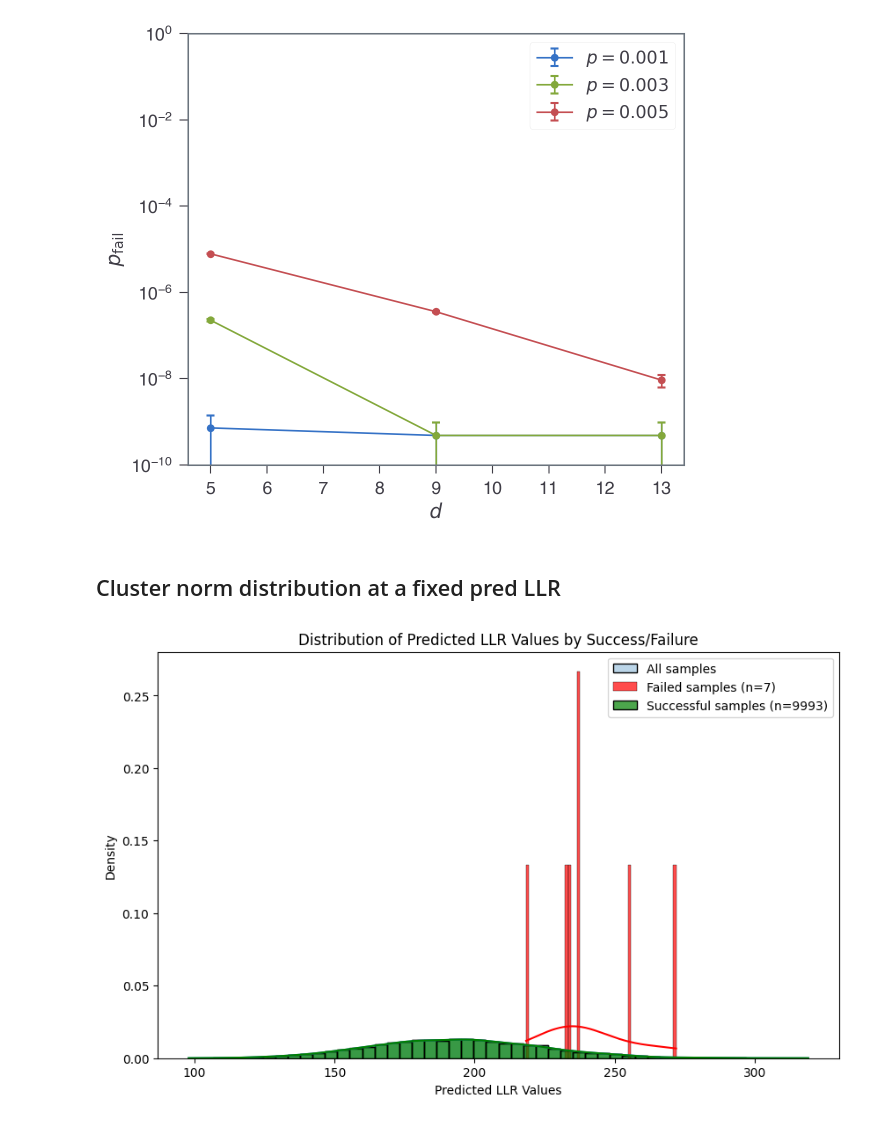
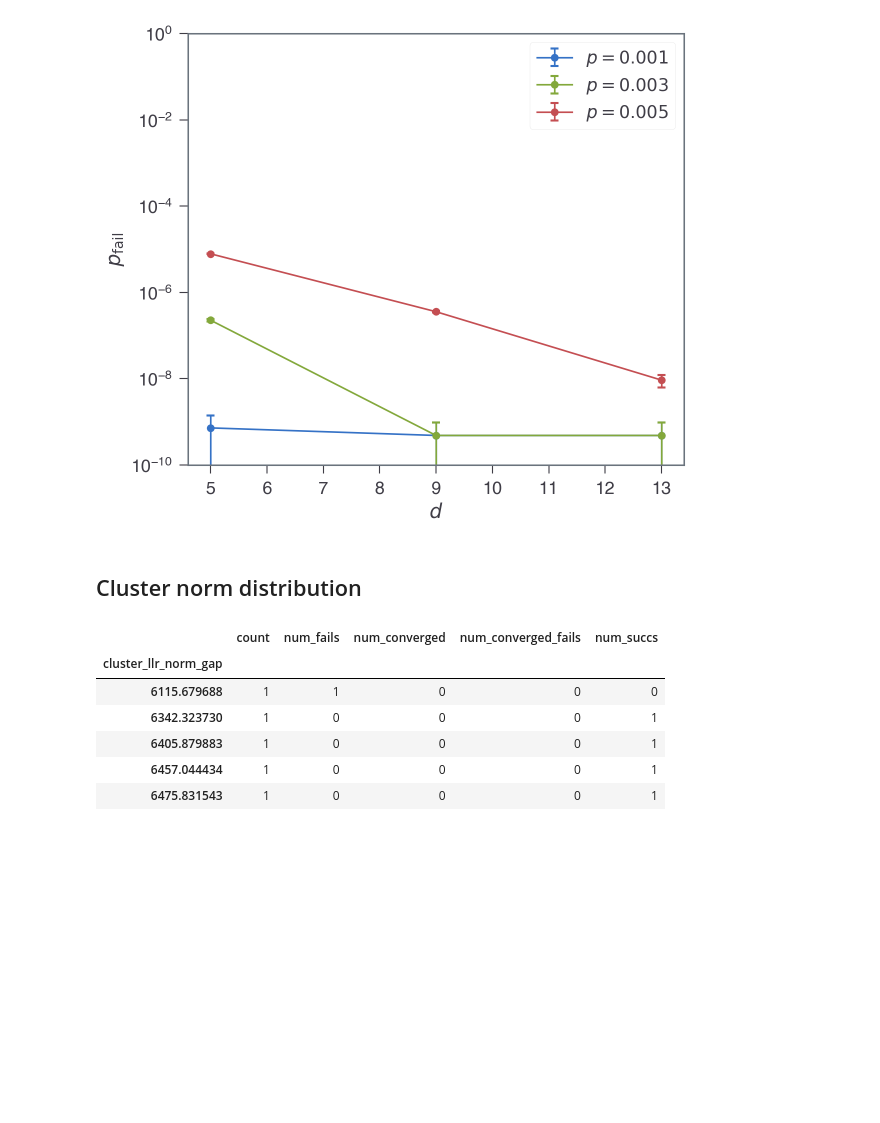
Before and after one commit to seokhyung-lee/ldpc-post-selection, a Jupyter notebook: simulations/analysis/notebooks/surface_code_analysis.ipynb, the cells around one changed output. Saved outputs shown, nothing was run; the diff lists cells and outputs as text; code cells hidden in the pictures; blank space fills up the shorter version.

```diff
--- a/simulations/analysis/notebooks/surface_code_analysis.ipynb
+++ b/simulations/analysis/notebooks/surface_code_analysis.ipynb
@@ -444,4 +444,4 @@ plt.legend()
 <matplotlib.legend.Legend at 0x...>
 [figure]
 # %% [markdown]
-## Cluster norm distribution at a fixed pred LLR
+## Cluster norm distribution
@@ -455,50 +447,0 @@ fails = extract_sample_metric_values(data_dir, by="fail", dtype="bool")
-# %%
-import seaborn as sns
-import matplotlib.pyplot as plt
-import numpy as np
-
-plt.figure(figsize=(10, 6))
-
-# Use first 10000 samples for visualization
-sample_size = 10000
-values_subset = values[:sample_size]
-fails_subset = fails[:sample_size]
-
-# Plot overall distribution
-sns.histplot(
-    values_subset, bins=50, kde=True, alpha=0.3, label="All samples", stat="density"
-)
-
-# Plot distribution for failed samples
-fail_mask = fails_subset == True
-if np.sum(fail_mask) > 0:
-    sns.histplot(
-        values_subset[fail_mask],
-        bins=50,
-        kde=True,
-        alpha=0.7,
-        label=f"Failed samples (n={np.sum(fail_mask)})",
-        stat="density",
-        color="red",
-    )
-
-# Plot distribution for successful samples
-success_mask = fails_subset == False
-if np.sum(success_mask) > 0:
-    sns.histplot(
-        values_subset[success_mask],
-        bins=50,
-        kde=True,
-        alpha=0.7,
-        label=f"Successful samples (n={np.sum(success_mask)})",
-        stat="density",
-        color="green",
-    )
-
-plt.xlabel("Predicted LLR Values")
-plt.ylabel("Density")
-plt.title("Distribution of Predicted LLR Values by Success/Failure")
-plt.legend()
-plt.show()
-# %% [output]
-[figure, removed]
@@ -504,0 +450,15 @@ plt.show()
+# %%
+by = "cluster_llr_norm_gap_2"
+d = T = 9
+p = 5e-3
+df_agg = df_agg_dict[by].loc[(d, T, p)]
+df_agg["num_succs"] = df_agg["count"] - df_agg["num_fails"]
+df_agg.head()
+# %% [output]
+|  | count | num_fails | num_converged | num_converged_fails | num_succs |
+| cluster_llr_norm_gap |  |  |  |  |  |
+| 6115.679688 | 1 | 1 | 0 | 0 | 0 |
+| 6342.323730 | 1 | 0 | 0 | 0 | 1 |
+| 6405.879883 | 1 | 0 | 0 | 0 | 1 |
+| 6457.044434 | 1 | 0 | 0 | 0 | 1 |
+| 6475.831543 | 1 | 0 | 0 | 0 | 1 |
```
Also changed, not shown: parts of 3 cells of this notebook, 1 other file.
